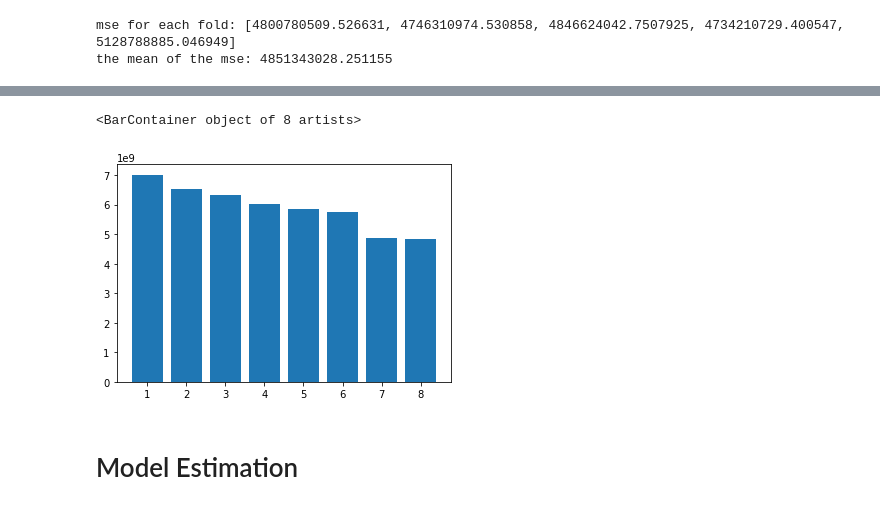
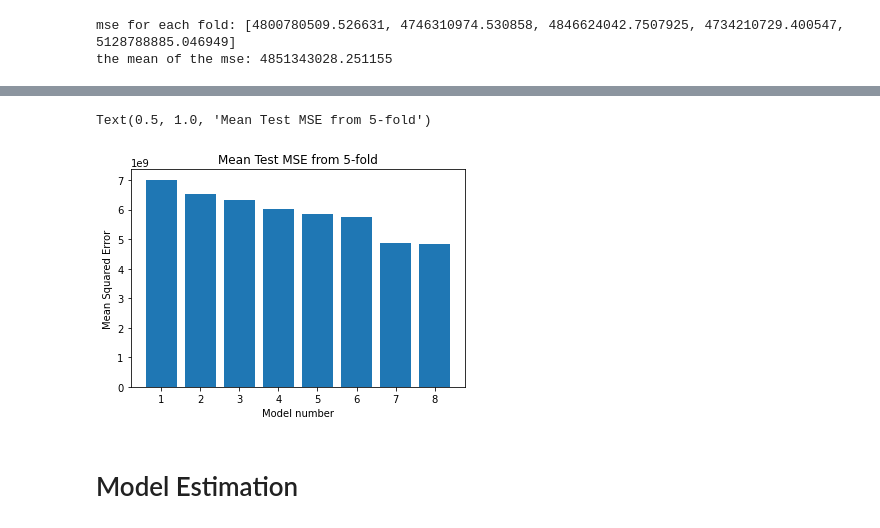
Before and after one commit to jjohashi/cogs109_finalproject, a Jupyter notebook: Cogs 109_housing_revised.ipynb, the cells around one changed output, grey strips where cells are left out. Drawn from its saved outputs; the diff is of its cells as text; code cells hidden in the pictures.

```diff
--- a/Cogs 109_housing_revised.ipynb
+++ b/Cogs 109_housing_revised.ipynb
@@ -494,14 +536,17 @@ array([24.75071233, 24.7507123 , 24.75071228, 24.75071226, 24.75071224,
 # %%
 #plot mean test mse
 #x: model numbers
 x=[1,2,3,4,5,6,7,8]
 #y: mean of each model
 y=mse_total
 
 plt.bar(x, y)
+plt.xlabel('Model number')
+plt.ylabel('Mean Squared Error')
+plt.title('Mean Test MSE from 5-fold')
 
 #pyplot.errorbar
 #yerr = standard deviation of
 # %% [output]
-<BarContainer object of 8 artists>
+Text(0.5, 1.0, 'Mean Test MSE from 5-fold')
-[figure, old version]
+[figure, new version]
```
Also changed, not shown: parts of 8 cells of this notebook.
